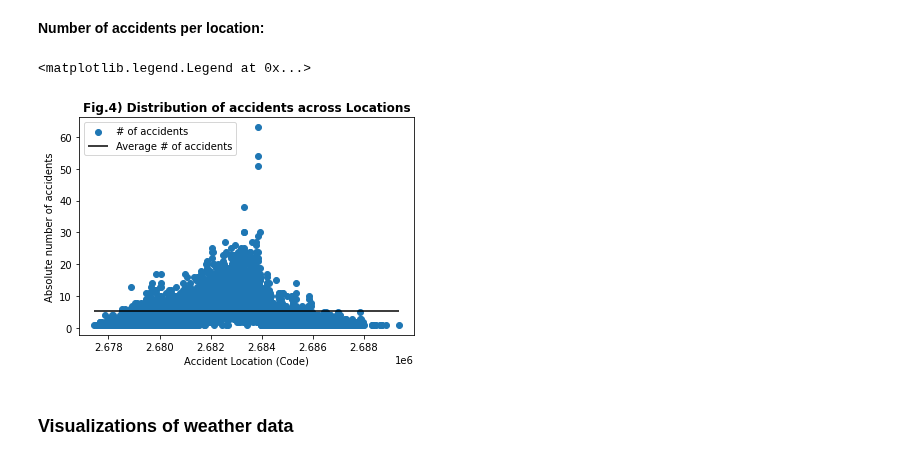
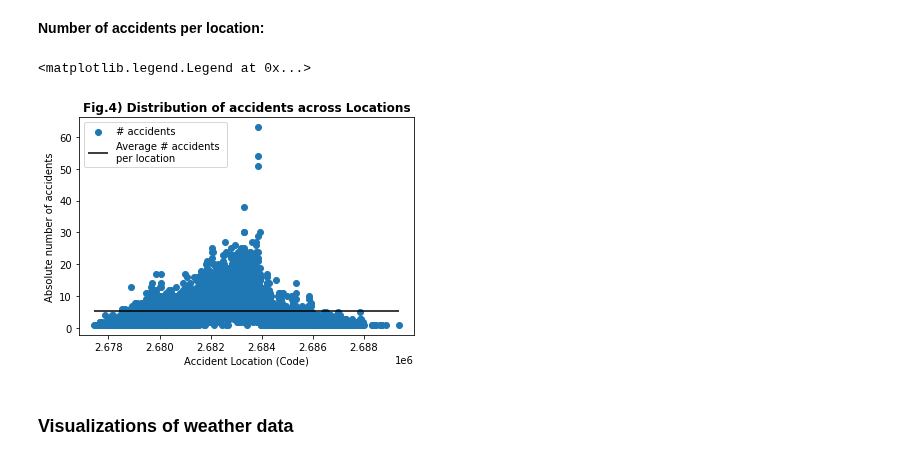
Before and after one commit to Antonio-226/Big-Data-Analytics-Group-Project, a Jupyter notebook: EDA.ipynb, the cells around one changed output. Drawn from its saved outputs; the diff is of its cells as text; code cells hidden in the pictures.

```diff
--- a/EDA.ipynb
+++ b/EDA.ipynb
@@ -176,15 +176,15 @@ plt.show()
 # %%
 location_dict = df_accidents['AccidentLocation_CHLV95_E'].value_counts().to_dict()
 plt.title('Fig.4) Distribution of accidents across Locations', fontweight = 'bold')
-plt.scatter(location_dict.keys(), location_dict.values(), label = '# of accidents')
+plt.scatter(location_dict.keys(), location_dict.values(), label = '# accidents')
 plt.ylabel('Absolute number of accidents')
 plt.xlabel('Accident Location (Code)')
 plt.hlines(np.mean(list(location_dict.values())), min(list(location_dict.keys())),
-           max(list(location_dict.keys())), color = 'black', label = 'Average # of accidents')
-plt.legend(loc = 'best')
+           max(list(location_dict.keys())), color = 'black', label = 'Average # accidents \nper location')
+plt.legend(loc = 'upper left')
 # %% [output]
 <matplotlib.legend.Legend at 0x...>
-[figure, old version]
+[figure, new version]
 # %% [markdown]
 ### Visualizations of weather data
 # %%
```
Also changed, not shown: parts of 4 cells of this notebook.
